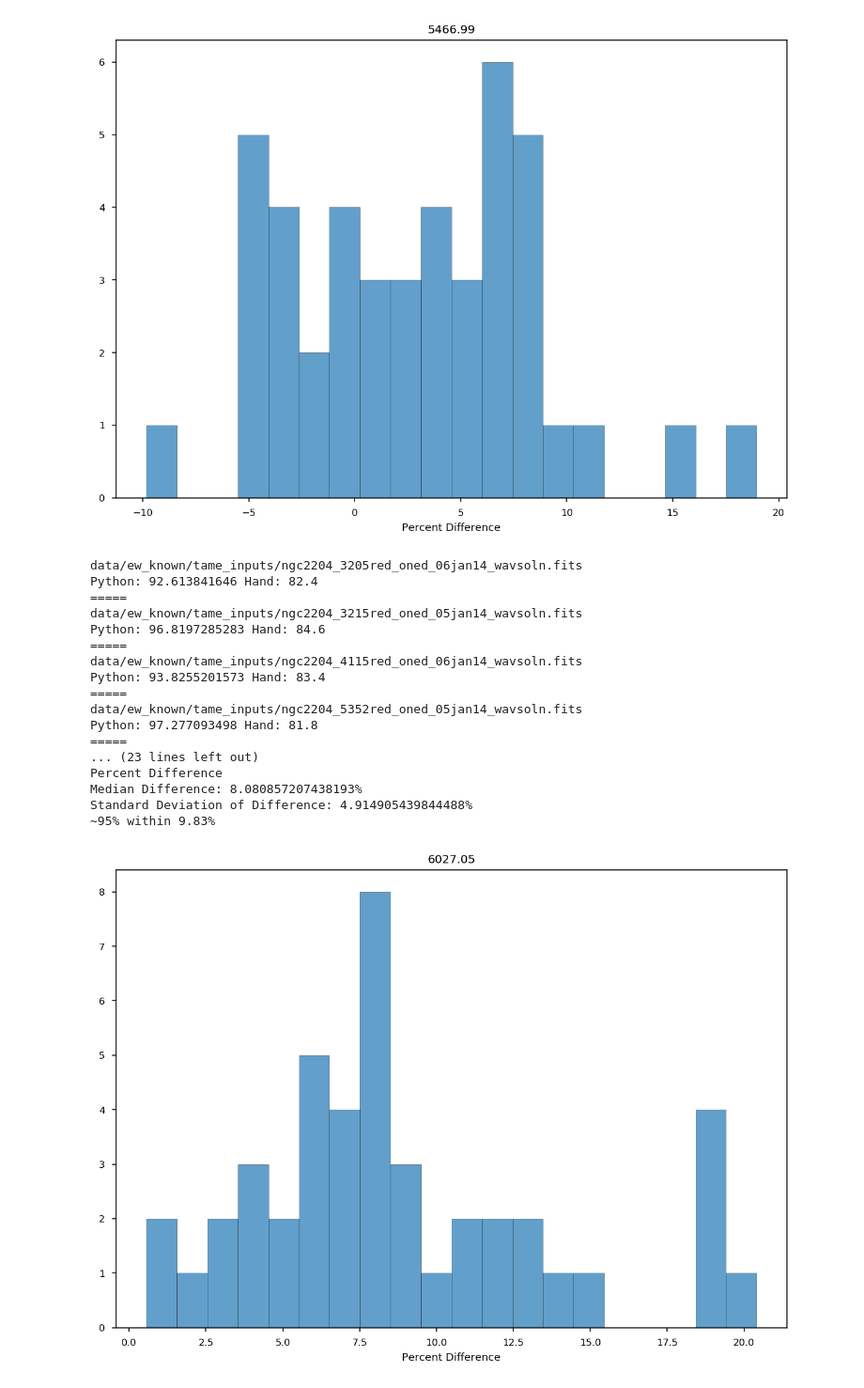
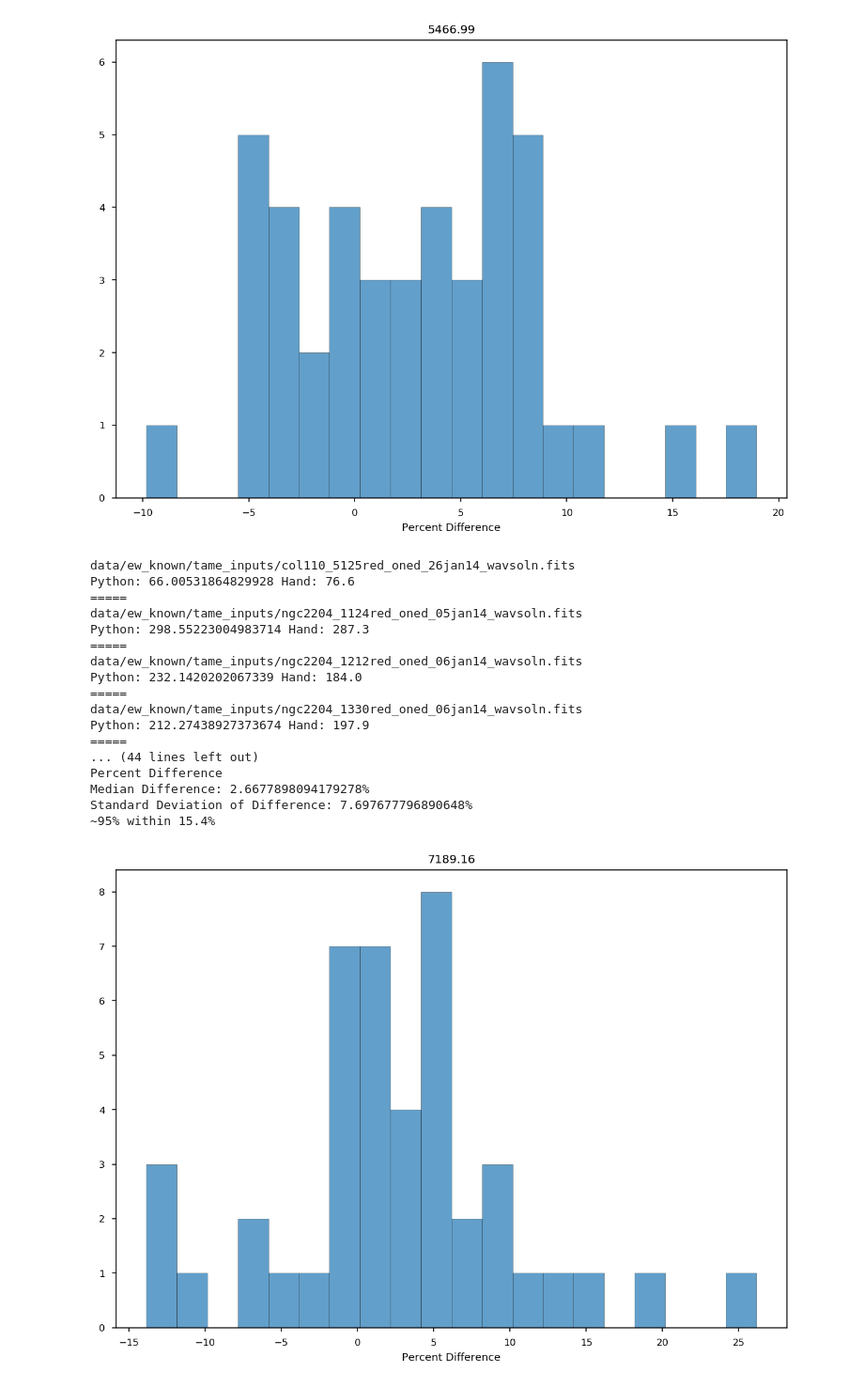
Before and after one commit to jkcarlberg/redgiant_planethosts, a Jupyter notebook: auto_eqw.ipynb, the cells around one changed output. Shown at 94% size. Cells and saved outputs as stored; diff of their text form; code cells hidden in the pictures.

```diff
--- a/auto_eqw.ipynb
+++ b/auto_eqw.ipynb
@@ -274,7 +274,7 @@ Standard Deviation of Difference: 5.783781534420356%
 ~95% within 11.57%
 [figure]
 # %%
-line = 6027.05 #5307.36
+line = 7189.16 #5307.36
 width = 10 #Distance from the line on both sides to sample the local continuum from
 percent_difference = True
 
@@ -295,8 +295,9 @@ for row in disp_df.iterrows():
     # Grab the flux and wavelength arrays from the spectrum
     s_data = s_hdu[1].data
     s_flux = s_data['FLUX']
-    smoothed_flux = convolve(s_flux, Box1DKernel(5)) # Smooth the flux for more reliable continuum fitting
-    s_flux = smoothed_flux
+    #smoothed_flux = convolve(s_flux, Box1DKernel(5)) # Smooth the flux for more reliable continuum fitting
+    #smoothed_flux = s_flux
+    #s_flux = smoothed_flux
     s_wav = s_data['WAVEL']
 
     # Specify up a specific line to measure the EQW for, and specify the wavelength range to sample for the local continuum
@@ -319,7 +320,7 @@ for row in disp_df.iterrows():
 
     #Fit a gaussian to the line, this may be too simplistic for blended lines
     with suppress_stdout(): #Suppress some annoying info messages that don't translate well to automation
-        sp.specfit(fittype='gaussian', guesses = [-0.2, line, 0.15], exclude= [0,line-0.2, line+0.2, line+5000])
+        sp.specfit(fittype='gaussian', guesses = [-0.3, line, 0.15], exclude= [0,line-0.3, line+0.1, line+5000])
     #print(sp.specfit.parinfo)
 
     #Measure the Equivalent Width of the gaussian line fit against the normalized baseline
@@ -333,43 +334,43 @@ for row in disp_df.iterrows():
         print("=====")
     if percent_difference:
         diff.append(((EQW-byhand_eqw)/byhand_eqw) * 100) #Percent Difference
     else:
         diff.append(EQW-byhand_eqw) #mA Difference
 fig = plt.figure(figsize=(10,7), dpi = 150)
 plt.hist(diff,histtype='bar',ec='black',alpha=0.7,color = plt.cm.tab20(0),bins=20)
 plt.title(line)
 if percent_difference:
     plt.xlabel("Percent Difference")
 else:
         plt.xlabel("mA Difference")
 plt.title(line)
 print("Line Statistics")
 print("===============")
 if percent_difference:
     print("Percent Difference")
     symbol = "%"
 else:
     print("mA Difference")
     symbol = " mA"
 print("Median Difference: {}{}".format(np.median(diff),symbol))
 print("Standard Deviation of Difference: {}{}".format(np.std(diff), symbol))
 print("~95% within {}{}".format(np.round(2*np.std(diff), 2), symbol))
 # %% [output]
-data/ew_known/tame_inputs/ngc2204_3205red_oned_06jan14_wavsoln.fits
-Python: 92.613841646 Hand: 82.4
+data/ew_known/tame_inputs/col110_5125red_oned_26jan14_wavsoln.fits
+Python: 66.00531864829928 Hand: 76.6
 =====
-data/ew_known/tame_inputs/ngc2204_3215red_oned_05jan14_wavsoln.fits
-Python: 96.8197285283 Hand: 84.6
+data/ew_known/tame_inputs/ngc2204_1124red_oned_05jan14_wavsoln.fits
+Python: 298.55223004983714 Hand: 287.3
 =====
-data/ew_known/tame_inputs/ngc2204_4115red_oned_06jan14_wavsoln.fits
-Python: 93.8255201573 Hand: 83.4
+data/ew_known/tame_inputs/ngc2204_1212red_oned_06jan14_wavsoln.fits
+Python: 232.1420202067339 Hand: 184.0
 =====
-data/ew_known/tame_inputs/ngc2204_5352red_oned_05jan14_wavsoln.fits
-Python: 97.277093498 Hand: 81.8
+data/ew_known/tame_inputs/ngc2204_1330red_oned_06jan14_wavsoln.fits
+Python: 212.27438927373674 Hand: 197.9
 =====
-... (23 lines left out)
+... (44 lines left out)
 Percent Difference
-Median Difference: 8.080857207438193%
-Standard Deviation of Difference: 4.914905439844488%
-~95% within 9.83%
+Median Difference: 2.6677898094179278%
+Standard Deviation of Difference: 7.697677796890648%
+~95% within 15.4%
-[figure, old version]
+[figure, new version]
```
Also changed, not shown: parts of 1 cell of this notebook.
